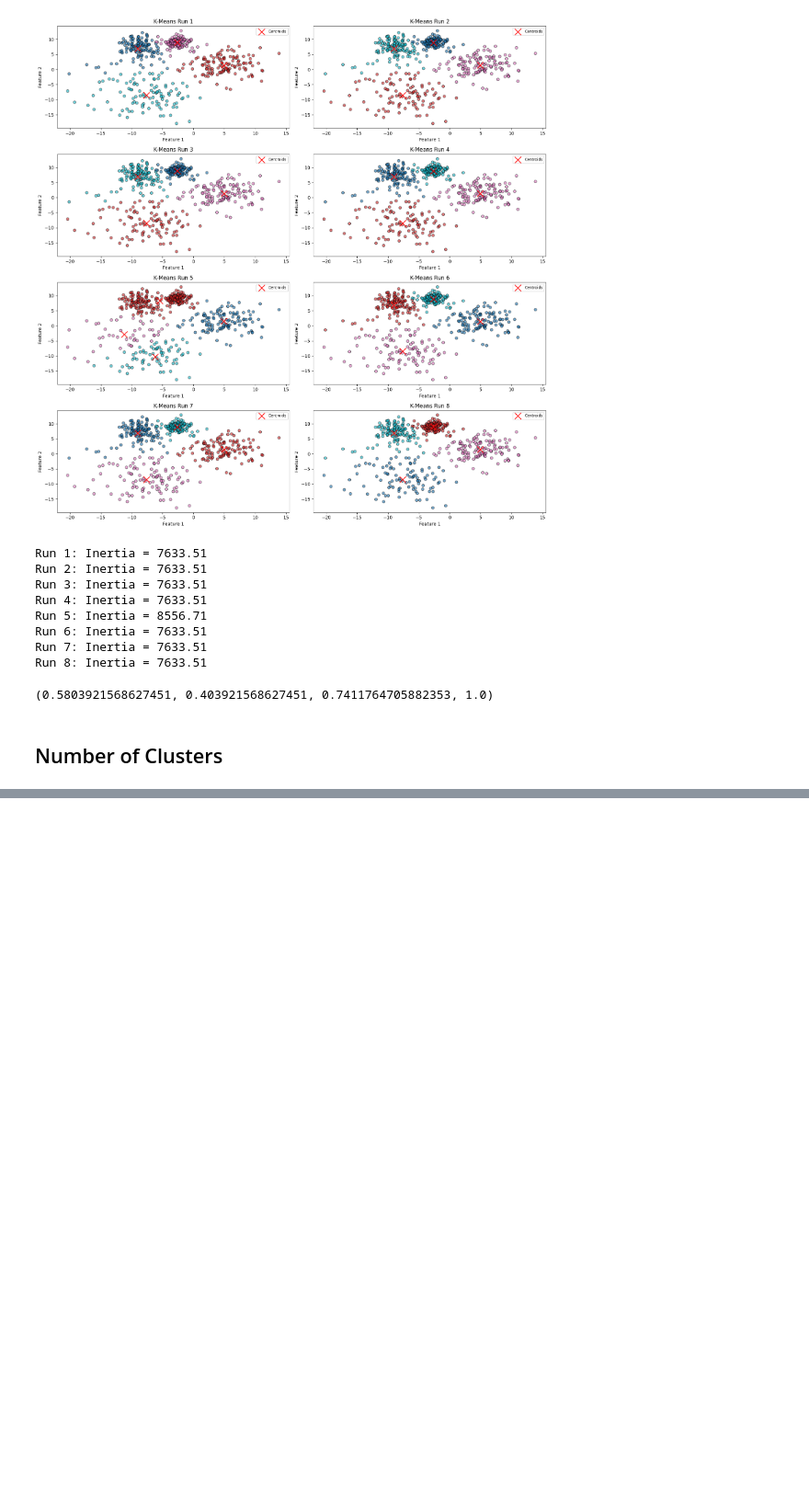
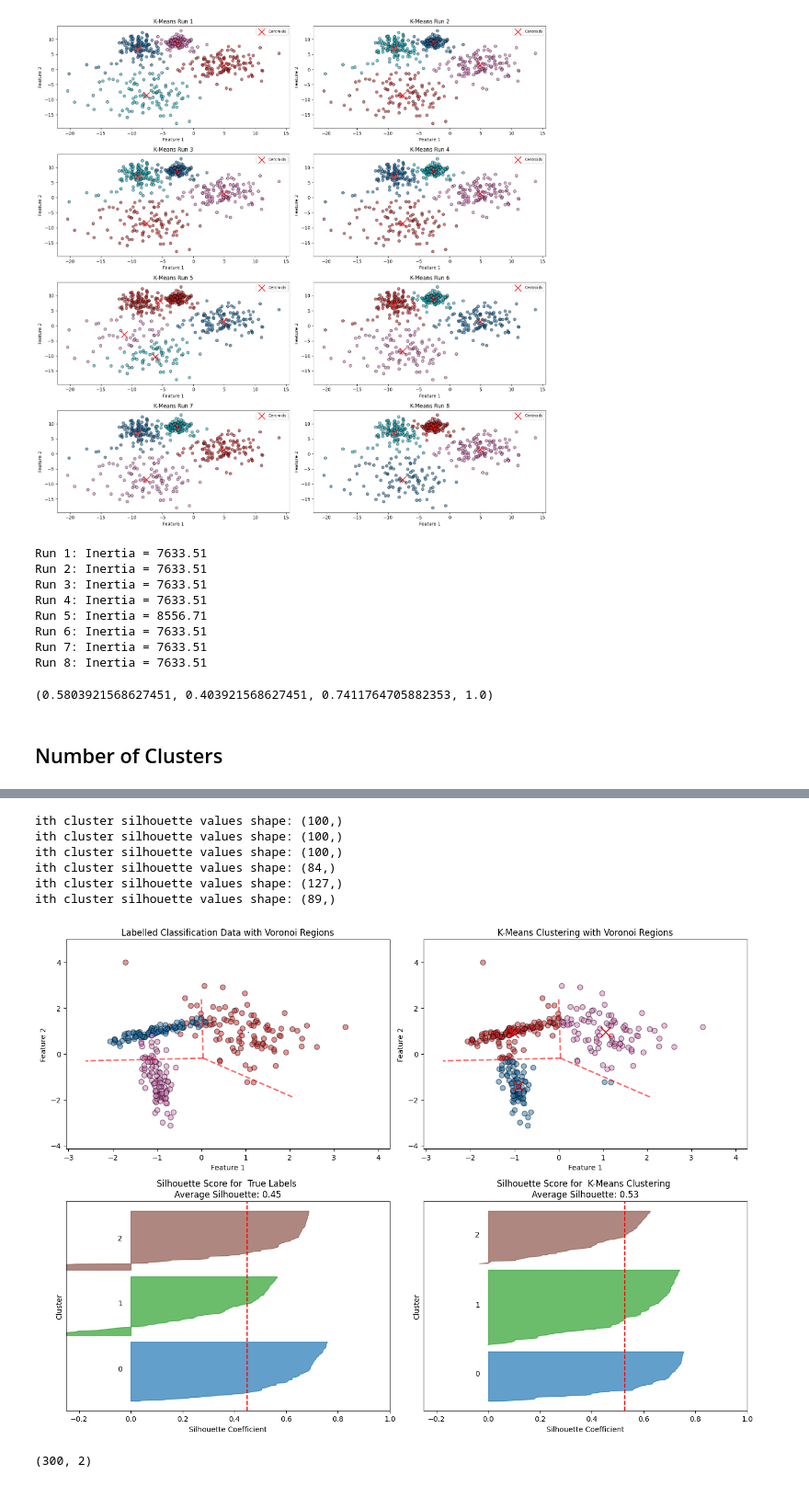
Before and after one commit to Tinonturja/MachineLearning, a Jupyter notebook: Evaluating K_Means Clustering.ipynb, the cells around one changed output, grey strips where cells are left out. Shown at 92% size. Saved outputs shown, nothing was run; the diff lists cells and outputs as text; code cells hidden in the pictures; blank space fills up the shorter version.

Commit message:
Assesing different evaluation methods of K_Means clustering

```diff
--- a/Evaluating K_Means Clustering.ipynb
+++ b/Evaluating K_Means Clustering.ipynb
@@ -293,0 +302,64 @@ plt.show()
+# %%
+# Generate synthetic classification data
+X, y_true = make_classification(n_samples=300, n_features=2, n_informative=2, n_redundant=0,
+                                n_clusters_per_class=1, n_classes=3, random_state=42)
+
+# Apply K-Means clustering
+kmeans = KMeans(n_clusters=3, random_state=42)
+y_kmeans = kmeans.fit_predict(X)
+centroids = kmeans.cluster_centers_
+
+# Compute the Voronoi diagram
+vor = Voronoi(centroids)
+
+# Create a 2x2 grid of subplots
+fig, axes = plt.subplots(2, 2, figsize=(14, 10))
+
+# Get consistent axis limits for all scatter plots
+x_min, x_max = X[:, 0].min() - 1, X[:, 0].max() + 1
+y_min, y_max = X[:, 1].min() - 1, X[:, 1].max() + 1
+
+# Plot the true labels with Voronoi regions
+colormap = cm.tab10
+colors_true = colormap(y_true.astype(float) / 3)
+axes[0, 0].scatter(X[:, 0], X[:, 1], c=colors_true, s=50, alpha=0.5, ec='k')
+voronoi_plot_2d(vor, ax=axes[0, 0], show_vertices=False, line_colors='red', line_width=2, line_alpha=0.6, point_size=2)
+axes[0, 0].set_title('Labelled Classification Data with Voronoi Regions')
+axes[0, 0].set_xlabel('Feature 1')
+axes[0, 0].set_ylabel('Feature 2')
+axes[0, 0].set_xlim(x_min, x_max)
+axes[0, 0].set_ylim(y_min, y_max)
+
+# Call evaluate_clustering for true labels
+evaluate_clustering(X, y_true, n_cluster=3, ax=axes[1, 0], title_suffix=' True Labels')
+
+# Plot K-Means clustering results with Voronoi regions
+colors_kmeans = colormap(y_kmeans.astype(float) / 3)
+axes[0, 1].scatter(X[:, 0], X[:, 1], c=colors_kmeans, s=50, alpha=0.5, ec='k')
+axes[0, 1].scatter(centroids[:, 0], centroids[:, 1], c='red', s=200, marker='x', label='Centroids')
+voronoi_plot_2d(vor, ax=axes[0, 1], show_vertices=False, line_colors='red', line_width=2, line_alpha=0.6, point_size=2)
+
+axes[0, 1].set_title('K-Means Clustering with Voronoi Regions')
+axes[0, 1].set_xlabel('Feature 1')
+axes[0, 1].set_ylabel('Feature 2')
+axes[0, 1].set_xlim(x_min, x_max)
+axes[0, 1].set_ylim(y_min, y_max)
+
+# Call evaluate_clustering for K-Means labels
+evaluate_clustering(X, y_kmeans, n_cluster=3, ax=axes[1, 1], title_suffix=' K-Means Clustering')
+
+# Adjust layout and show plot
+plt.tight_layout()
+plt.show()
+# %% [output]
+ith cluster silhouette values shape: (100,)
+ith cluster silhouette values shape: (100,)
+ith cluster silhouette values shape: (100,)
+ith cluster silhouette values shape: (84,)
+ith cluster silhouette values shape: (127,)
+ith cluster silhouette values shape: (89,)
+[figure, added]
+# %%
+X.shape
+# %% [output]
+(300, 2)
```
Also changed, not shown: parts of 7 cells of this notebook.
